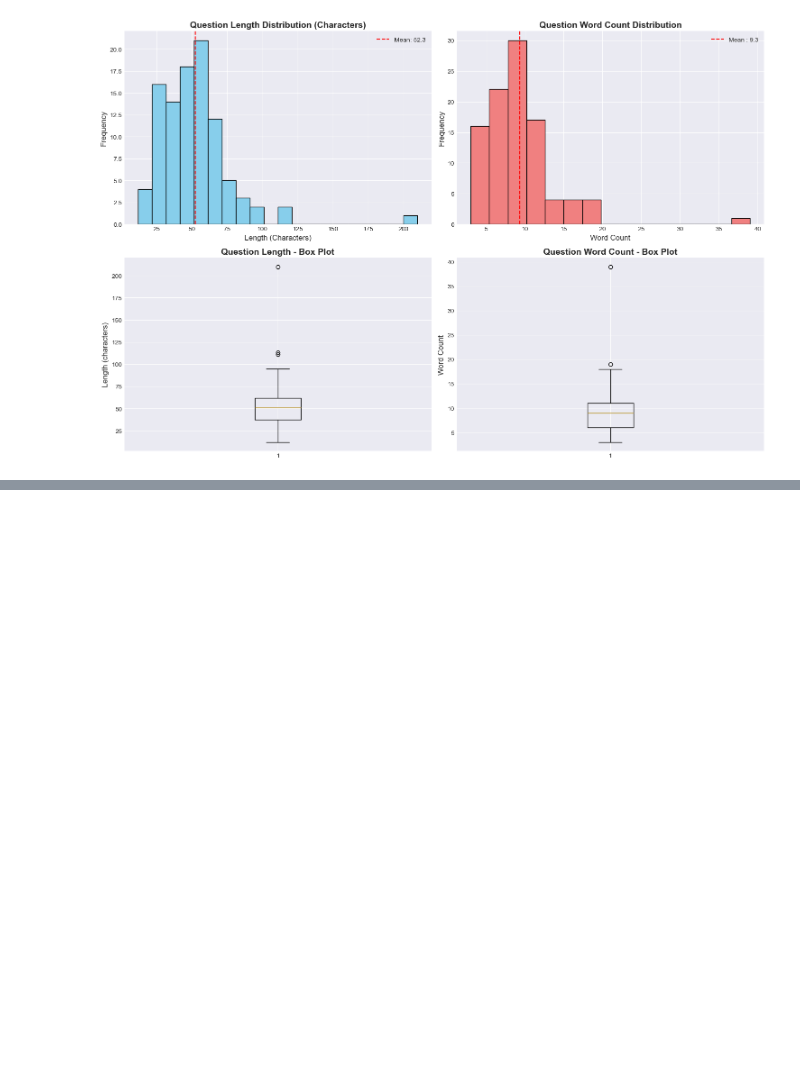
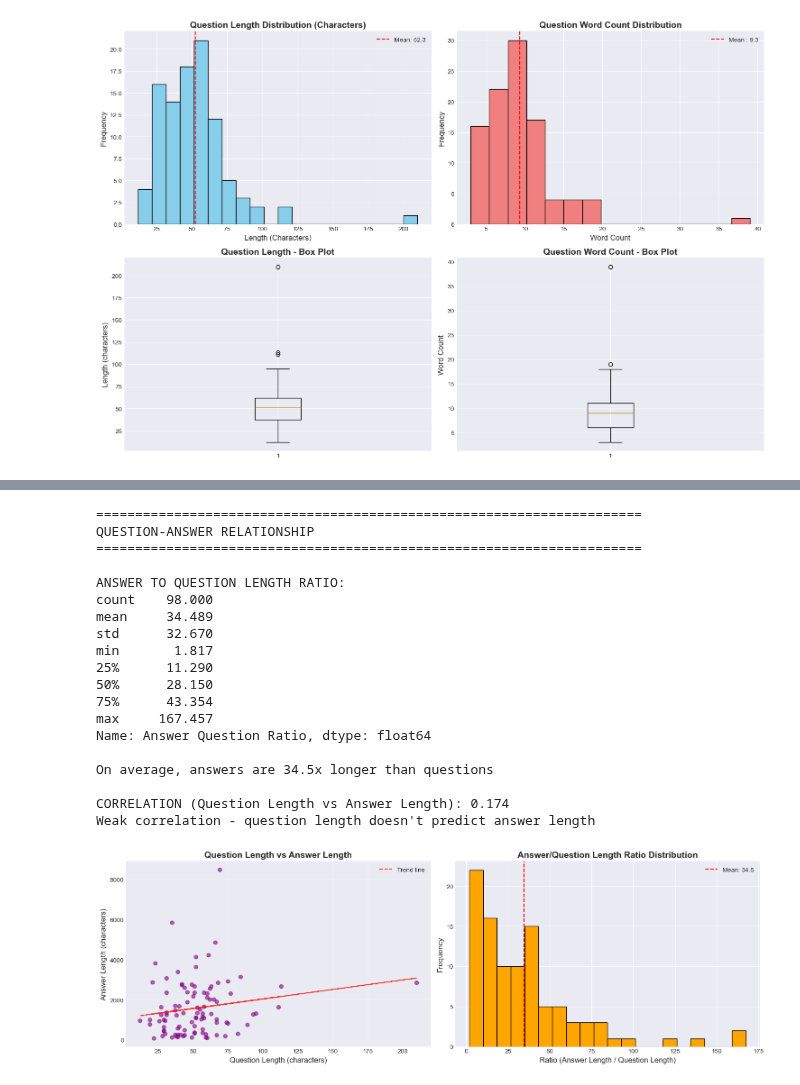
Before and after one commit to HoodaVishal/Intelligent-Customer-Support-System, a Jupyter notebook: notebooks/01_Data_Exploration.ipynb, the cells around one changed output, grey strips where cells are left out. Drawn from its saved outputs; the diff is of its cells as text; code cells hidden in the pictures; blank space fills up the shorter version.

```diff
--- a/notebooks/01_Data_Exploration.ipynb
+++ b/notebooks/01_Data_Exploration.ipynb
@@ -2822,0 +2923,74 @@ Question: What is MSP?
+# %%
+# Question-Answer Relationship
+print("\n" + "=" * 70)
+print("QUESTION-ANSWER RELATIONSHIP")
+print("=" * 70 + "\n")
+
+# Calculate ratio
+mental['Answer Question Ratio'] = mental['Answer Length'] / mental['Question Length']
+
+print("ANSWER TO QUESTION LENGTH RATIO:")
+print(mental['Answer Question Ratio'].describe())
+print()
+
+print(f"On average, answers are {mental['Answer Question Ratio'].mean():.1f}x longer than questions")
+
+# Correlation
+correlation = mental['Question Length'].corr(mental['Answer Length'])
+print(f"\nCORRELATION (Question Length vs Answer Length): {correlation:.3f}")
+
+if abs(correlation) < 0.3:
+    print("Weak correlation - question length doesn't predict answer length")
+elif abs(correlation) < 0.7:
+    print("Moderate correlation - some relationship exists")
+else:
+    print("Strong correlation - longer questions tend to have longer answers")
+
+# Visualizations
+fig, axes = plt.subplots(1, 2, figsize = (15, 5))
+
+# Scatter plot
+axes[0].scatter(mental['Question Length'], mental['Answer Length'], alpha = 0.6, color = 'purple')
+axes[0].set_title('Question Length vs Answer Length', fontsize = 14, fontweight = 'bold')
+axes[0].set_xlabel('Question Length (characters)', fontsize = 12)
+axes[0].set_ylabel('Answer Length (characters)', fontsize = 12)
+axes[0].grid(alpha = 0.3)
+
+# Add trend line
+z = np.polyfit(mental['Question Length'], mental['Answer Length'], 1)
+p = np.poly1d(z)
+axes[0].plot(mental['Question Length'], p(mental['Question Length']), "r--", alpha = 0.8, label='Trend line')
+axes[0].legend()
+
+# Answer to Question ratio distribution
+axes[1].hist(mental['Answer Question Ratio'], bins = 20, color = 'orange', edgecolor = 'black')
+axes[1].set_title('Answer/Question Length Ratio Distribution', fontsize = 14, fontweight = 'bold')
+axes[1].set_xlabel('Ratio (Answer Length / Question Length)', fontsize = 12)
+axes[1].set_ylabel('Frequency', fontsize = 12)
+axes[1].axvline(mental['Answer Question Ratio'].mean(), color='red', linestyle='--',
+                label=f"Mean: {mental['Answer Question Ratio'].mean():.1f}")
+axes[1].legend()
+
+plt.tight_layout()
+plt.show()
+# %% [output]
+======================================================================
+QUESTION-ANSWER RELATIONSHIP
+======================================================================
+
+ANSWER TO QUESTION LENGTH RATIO:
+count    98.000
+mean     34.489
+std      32.670
+min       1.817
+25%      11.290
+50%      28.150
+75%      43.354
+max     167.457
+Name: Answer Question Ratio, dtype: float64
+
+On average, answers are 34.5x longer than questions
+
+CORRELATION (Question Length vs Answer Length): 0.174
+Weak correlation - question length doesn't predict answer length
+[figure, added]
```
Also changed, not shown: parts of 8 cells of this notebook.
